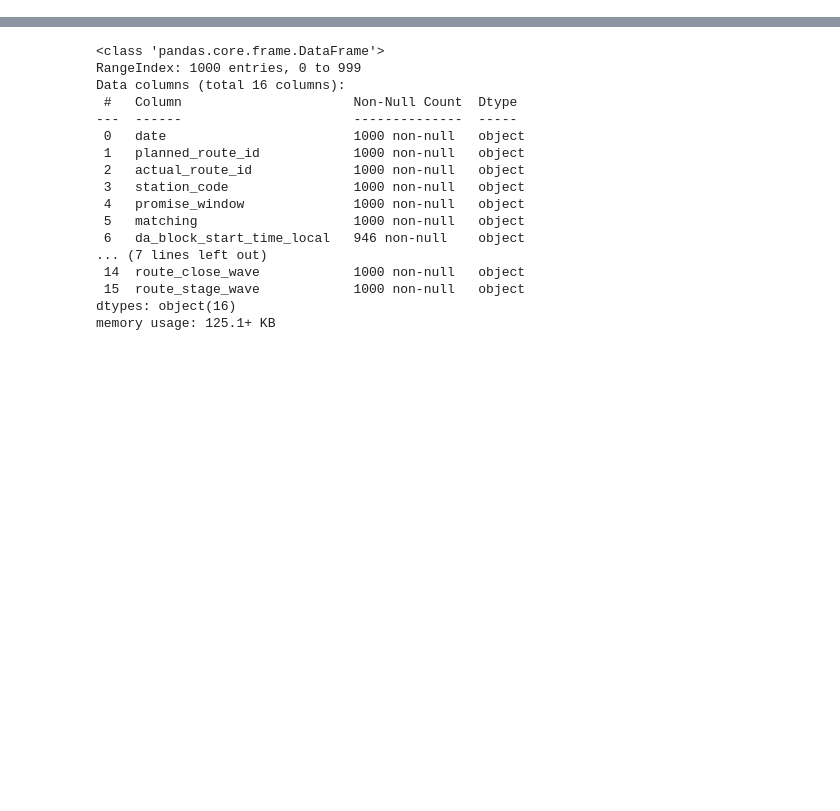
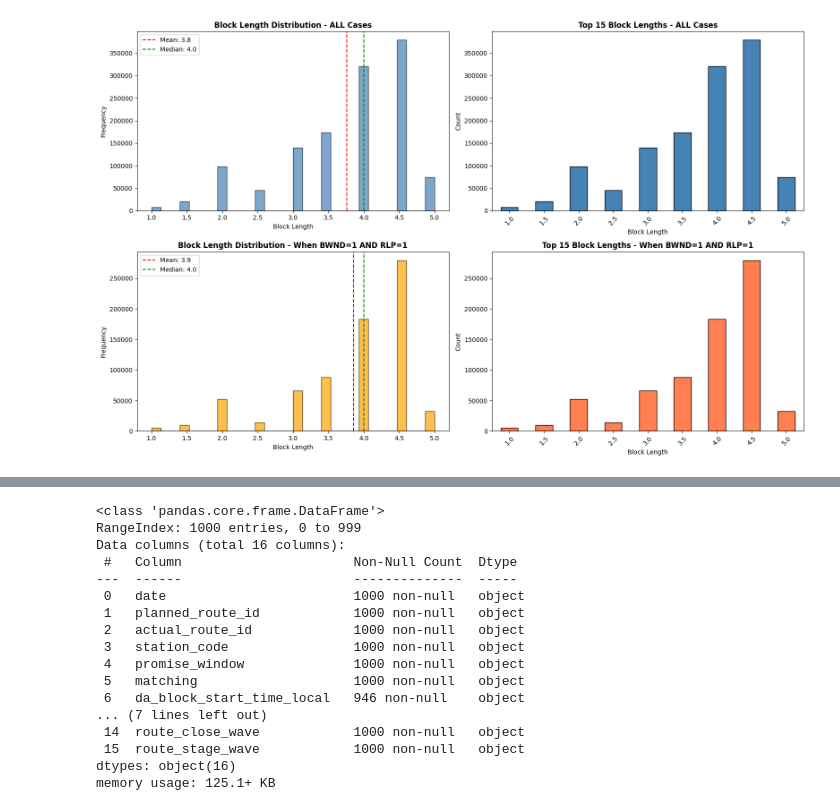
Before and after one commit to mnivs-amazon/bwnd-analysis-project, a Jupyter notebook: RoutesAnalysis.ipynb, the cells around one changed output, grey strips where cells are left out. Saved outputs shown, nothing was run; the diff lists cells and outputs as text; code cells hidden in the pictures; blank space fills up the shorter version.

```diff
--- a/RoutesAnalysis.ipynb
+++ b/RoutesAnalysis.ipynb
@@ -104,0 +70,3 @@ ImportError: cannot import name 'DATABASE_CONFIG' from 'config' (/Users/mnivs/Do
+# %%
+df.to_pickle('processed_bwnd_data.pkl')  # Save
+df = pd.read_pickle('processed_bwnd_data.pkl')  # Load
@@ -104,0 +122,14 @@ ImportError: cannot import name 'DATABASE_CONFIG' from 'config' (/Users/mnivs/Do
+# %%
+'''
+Additionally columns based on the binary columns created above
+
+'''
+
+# Column 1: BWND >= avg_max_min_metric_rlp_adds
+df['BWND_gte_RLP_avg'] = (df['sum_bwnd_blocks'] >= df['avg_max_min_metric_rlp_adds']).astype(int)
+
+# Column 2: BWND < avg_max_min_metric_rlp_adds
+df['BWND_lt_RLP_avg'] = (df['sum_bwnd_blocks'] < df['avg_max_min_metric_rlp_adds']).astype(int)
+
+# Column 3: Difference (avg_max_min_metric_rlp_adds - sum_bwnd_blocks)
+df['RLP_avg_minus_BWND'] = df['avg_max_min_metric_rlp_adds'] - df['sum_bwnd_blocks']
@@ -104,0 +273,45 @@ ImportError: cannot import name 'DATABASE_CONFIG' from 'config' (/Users/mnivs/Do
+# %%
+
+# ============================================================================
+# 3. VISUALIZATION
+# ============================================================================
+fig, axes = plt.subplots(2, 2, figsize=(16, 10))
+
+# Plot 1: All Cases - Histogram
+axes[0, 0].hist(df['block_length'], bins=30, edgecolor='black', alpha=0.7, color='steelblue')
+axes[0, 0].set_title('Block Length Distribution - ALL Cases', fontsize=12, fontweight='bold')
+axes[0, 0].set_xlabel('Block Length')
+axes[0, 0].set_ylabel('Frequency')
+axes[0, 0].axvline(df['block_length'].mean(), color='red', linestyle='--', label=f'Mean: {df["block_length"].mean():.1f}')
+axes[0, 0].axvline(df['block_length'].median(), color='green', linestyle='--', label=f'Median: {df["block_length"].median():.1f}')
+axes[0, 0].legend()
+
+# Plot 2: All Cases - Top 15 Block Lengths Bar Chart
+top_15_all = df['block_length'].value_counts().head(15).sort_index()
+top_15_all.plot(kind='bar', ax=axes[0, 1], color='steelblue', edgecolor='black')
+axes[0, 1].set_title('Top 15 Block Lengths - ALL Cases', fontsize=12, fontweight='bold')
+axes[0, 1].set_xlabel('Block Length')
+axes[0, 1].set_ylabel('Count')
+axes[0, 1].tick_params(axis='x', rotation=45)
+
+# Plot 3: Filtered - Histogram
+axes[1, 0].hist(filtered_df['block_length'], bins=30, edgecolor='black', alpha=0.7, color='orange')
+axes[1, 0].set_title('Block Length Distribution - When BWND=1 AND RLP=1', fontsize=12, fontweight='bold')
+axes[1, 0].set_xlabel('Block Length')
+axes[1, 0].set_ylabel('Frequency')
+axes[1, 0].axvline(filtered_df['block_length'].mean(), color='red', linestyle='--', label=f'Mean: {filtered_df["block_length"].mean():.1f}')
+axes[1, 0].axvline(filtered_df['block_length'].median(), color='green', linestyle='--', label=f'Median: {filtered_df["block_length"].median():.1f}')
+axes[1, 0].legend()
+
+# Plot 4: Filtered - Top 15 Block Lengths Bar Chart
+top_15_filtered = filtered_df['block_length'].value_counts().head(15).sort_index()
+top_15_filtered.plot(kind='bar', ax=axes[1, 1], color='coral', edgecolor='black')
+axes[1, 1].set_title('Top 15 Block Lengths - When BWND=1 AND RLP=1', fontsize=12, fontweight='bold')
+axes[1, 1].set_xlabel('Block Length')
+axes[1, 1].set_ylabel('Count')
+axes[1, 1].tick_params(axis='x', rotation=45)
+
+plt.tight_layout()
+plt.show()
+# %% [output]
+[figure, added]
```
Also changed, not shown: parts of 32 cells of this notebook.
